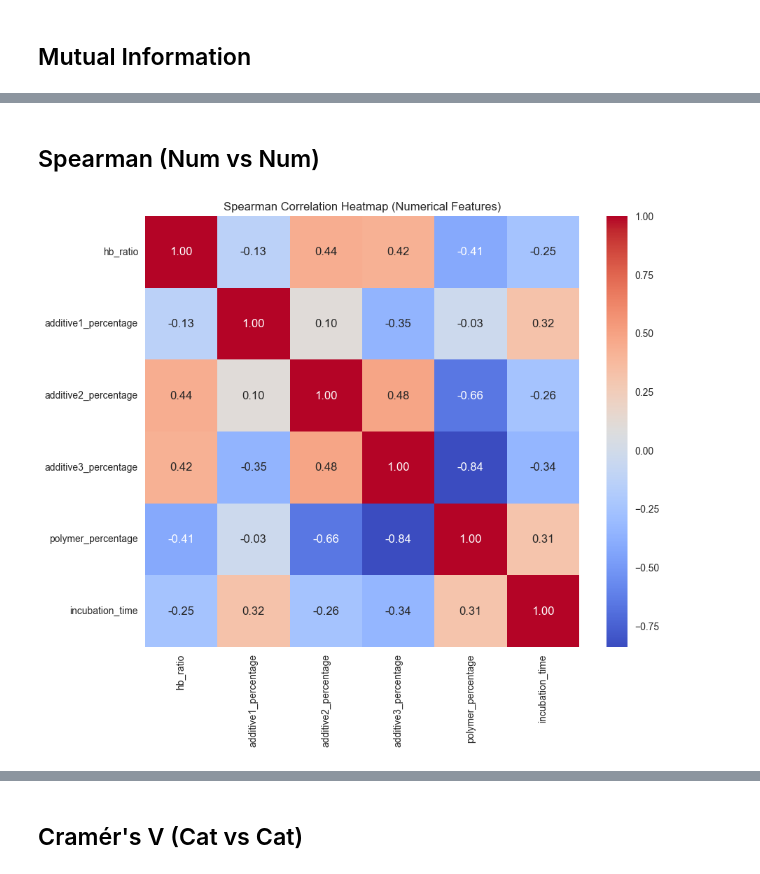
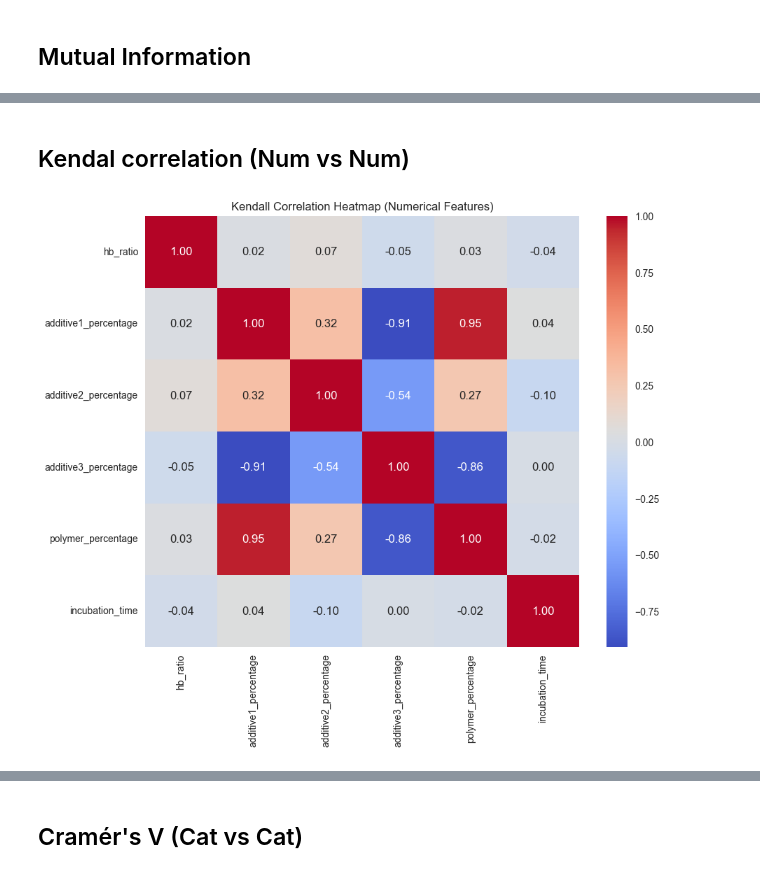
Before and after one commit to Alexangelo92/Cytotoxicity_mdpi, a Jupyter notebook: cytotoxicity_rf_classifier_MDPI.ipynb, the cells around one changed output, grey strips where cells are left out. Cells and saved outputs as stored; diff of their text form; code cells hidden in the pictures.

```diff
--- a/cytotoxicity_rf_classifier_MDPI.ipynb
+++ b/cytotoxicity_rf_classifier_MDPI.ipynb
@@ -369,0 +354,24 @@ y_train_clean = y_train.copy()
+# %%
+apply_outlier_detection = True  # Set to False to skip
+
+if apply_outlier_detection:
+    data = X_train.select_dtypes(include=[np.number])
+    outlier_mask = pd.DataFrame(False, index=X_train.index, columns=data.columns)
+
+    for col in data.columns:
+        Q1 = np.percentile(data[col], 25)
+        Q3 = np.percentile(data[col], 75)
+        IQR = Q3 - Q1
+        lower = Q1 - 1.5 * IQR
+        upper = Q3 + 1.5 * IQR
+        outlier_mask[col] = (data[col] < lower) | (data[col] > upper)
+
+    outlier_rows = outlier_mask.any(axis=1)
+    X_train_clean = X_train[~outlier_rows]
+    y_train_clean = y_train[~outlier_rows]
+
+    print(f"Removed {outlier_rows.sum()} outlier rows. Remaining: {len(X_train_clean)}")
+else:
+    X_train_clean = X_train.copy()
+    y_train_clean = y_train.copy()
+    print("Outlier detection skipped.")
@@ -624,11 +591,11 @@ additive2_percentage  0.118252
 # %% [markdown]
-## Spearman (Num vs Num)
+## Kendal correlation (Num vs Num)
 # %%
-# Use Spearman correlation for numerical features between them
-spearman_corr = X_train_clean[numerical_cols].corr(method='spearman')
+# Use Kendall correlation for numerical features between them
+spearman_corr = X_train_clean[numerical_cols].corr(method='kendall')
 plt.figure(figsize=(10, 8))
 sns.heatmap(spearman_corr, annot=True, cmap='coolwarm', fmt=".2f")
-plt.title('Spearman Correlation Heatmap (Numerical Features)')
+plt.title('Kendall Correlation Heatmap (Numerical Features)')
 plt.show()
 # %% [output]
-[figure, old version]
+[figure, new version]
```
Also changed, not shown: parts of 22 cells of this notebook, 6 other files.
